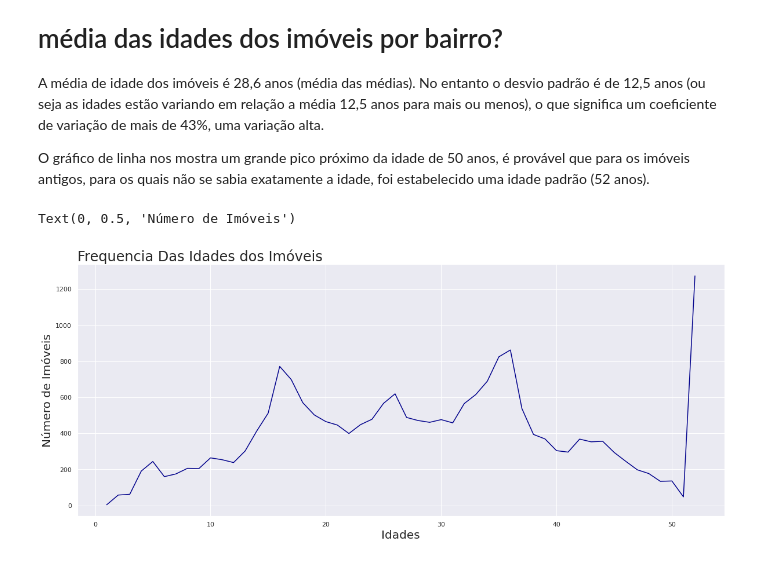
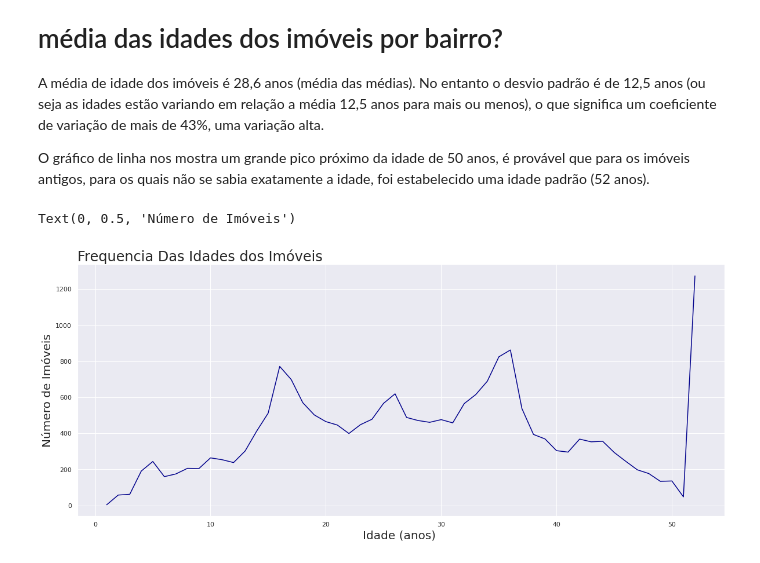
Before and after one commit to eliasnetoDS/avaliacao-ds-creathus--EliasNeto-, a Jupyter notebook: Prova_Técnica_Creators.ipynb, the cells around one changed output. Drawn from its saved outputs; the diff is of its cells as text; code cells hidden in the pictures.

```diff
--- a/Prova_Técnica_Creators.ipynb
+++ b/Prova_Técnica_Creators.ipynb
@@ -413,9 +413,9 @@ idade_imoveis['idades'] = idades  #criando uma nova coluna chamada idade
 # %%
 plt.figure(figsize=(20,8))
 fig = sns.lineplot(x = "idades", y = "housing_median_age", data = idade_imoveis, color = 'darkblue')
 fig.set_title('Frequencia Das Idades dos Imóveis', loc='left',fontsize=24)
-fig.set_xlabel('Idades',fontsize=20)
+fig.set_xlabel('Idade (anos) ',fontsize=20)
 fig.set_ylabel('Número de Imóveis',fontsize=20)
 # %% [output]
 Text(0, 0.5, 'Número de Imóveis')
-[figure, old version]
+[figure, new version]
```
Also changed, not shown: parts of 1 cell of this notebook.
